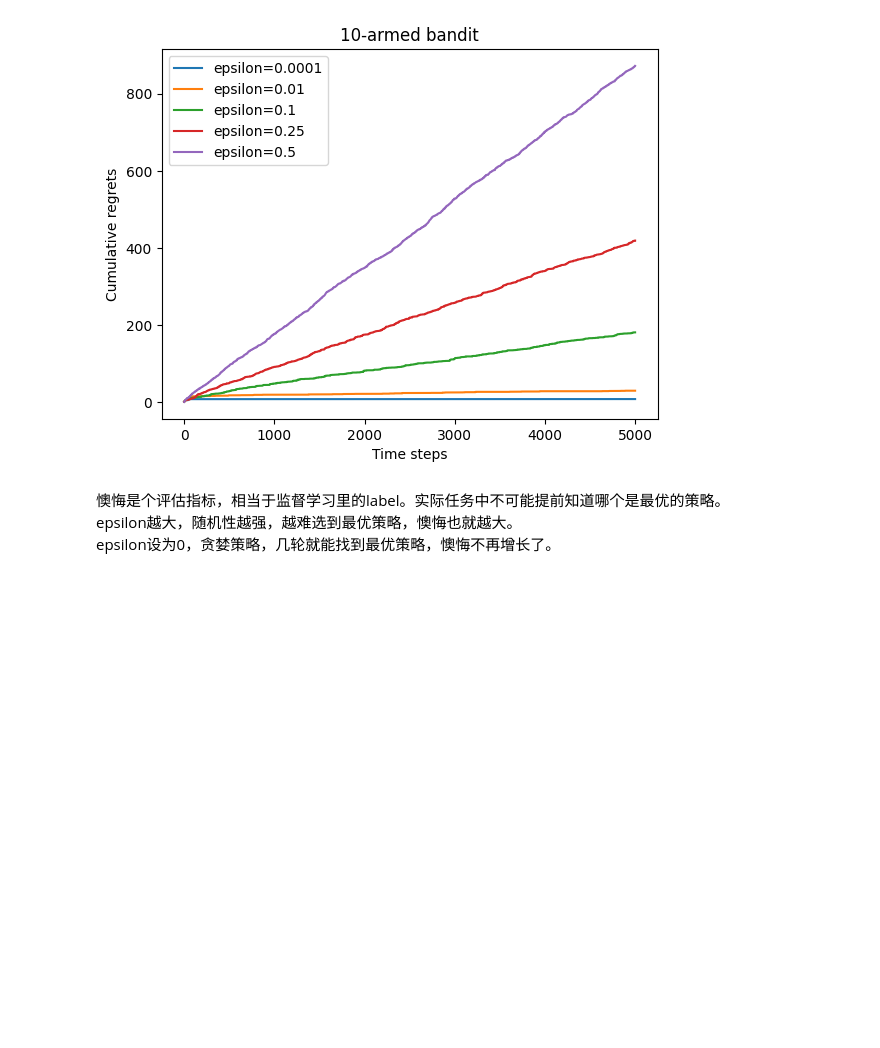
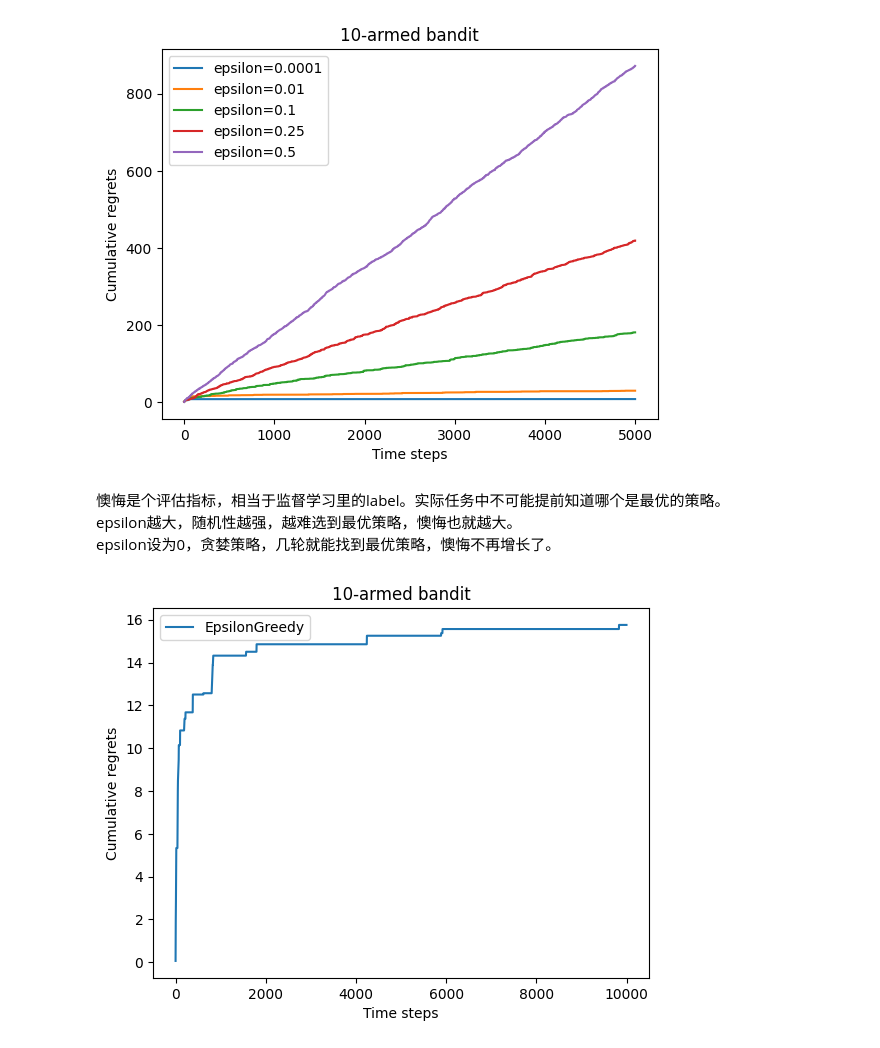
Before and after one commit to YoungAndSure/RlZero, a Jupyter notebook: BernoulliBandit.ipynb, the cells around one changed output. Drawn from its saved outputs; the diff is of its cells as text; code cells hidden in the pictures; blank space fills up the shorter version.

```diff
--- a/BernoulliBandit.ipynb
+++ b/BernoulliBandit.ipynb
@@ -113,3 +113,27 @@ plot_results(epsilon_greedy_solver_list, epsilon_greedy_solver_names)
 懊悔是个评估指标，相当于监督学习里的label。实际任务中不可能提前知道哪个是最优的策略。
 epsilon越大，随机性越强，越难选到最优策略，懊悔也就越大。
 epsilon设为0，贪婪策略，几轮就能找到最优策略，懊悔不再增长了。
+# %%
+class DecaylingEpsilonGreedy(Solver) :
+    def __init__(self, bandit) :
+        super().__init__(bandit)
+        self.estimates = [1.0 for i in range(0, self.bandit.K)]
+        self.total_count = 1
+
+    def run_one_step(self) :
+        self.total_count += 1
+        if np.random.rand() < 1 / self.total_count :
+            k = np.random.randint(0, self.bandit.K)
+        else :
+            k = np.argmax(self.estimates)
+        r = self.bandit.step(k)
+        self.counter[k] += 1
+        self.estimates[k] += ((r - self.estimates[k]) / (self.counter[k] + 1))
+        return k
+# %%
+np.random.seed(1)
+eg = DecaylingEpsilonGreedy(bb)
+eg.run(10000)
+plot_results([eg], ['EpsilonGreedy'])
+# %% [output]
+[figure, added]
```
